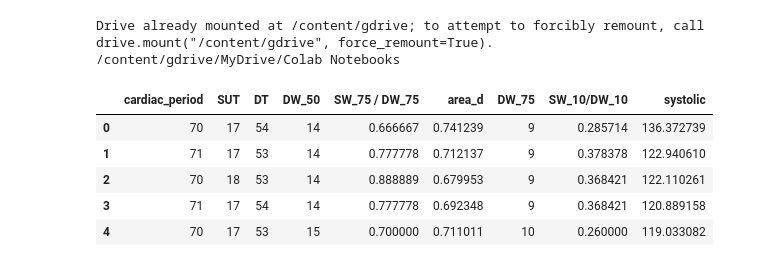
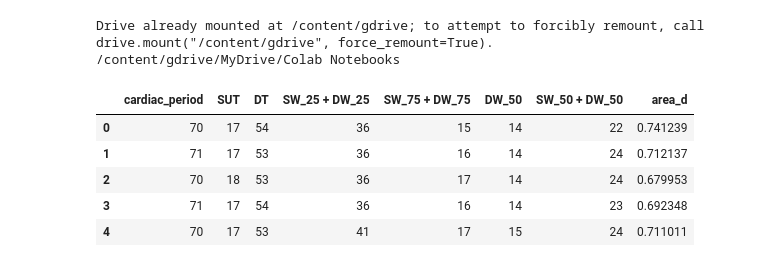
Before and after one commit to t108368071/MyProject, a Jupyter notebook: LSTM_SBP.ipynb, the cells around one changed output. Cells and saved outputs as stored; diff of their text form; code cells hidden in the pictures.

```diff
--- a/LSTM_SBP.ipynb
+++ b/LSTM_SBP.ipynb
@@ -3,40 +3,40 @@
 # %%
 import pandas as pd
 from google.colab import drive
 
 drive.mount('/content/gdrive')
 %cd /content/gdrive/MyDrive/Colab Notebooks/
-#df_all = pd.read_csv("NormalBP_features_90000.csv")
+df_all = pd.read_csv("NormalBP_features_60000.csv")
 #df_all = pd.read_csv("NormalBP_features_13000.csv")
 #df_all = pd.read_csv("HIGHBP_features_13000.csv")
 #df_all = pd.read_csv("LOWBP_features_13000.csv")
-df_all = pd.read_csv("MIXBP_features_39000.csv")
+#df_all = pd.read_csv("MIXBP_features_39000.csv")
 
 #num_features = ['cardiac_period', 'SUT', 'DT', 'DW_10', 'DW_25', 'DW_33', 'DW_50', 'DW_66','DW_75', 'SW_10 + DW_10', 'SW_10/DW_10', 'SW_25 + DW_25', 'SW_25/DW_25', 'SW_33 + DW_33', 'SW_33/DW_33','SW_50 + DW_50', 'SW_50 / DW_50', 'SW_66 + DW_66', 'SW_66 / DW_66','SW_75 + DW_75', 'SW_75 / DW_75','area','area_s','area_d']
 
 #正常特徵
-#num_features = ['cardiac_period', 'SUT', 'DT','SW_25 + DW_25','SW_75 + DW_75','DW_50','SW_50 + DW_50','area_d']
+num_features = ['cardiac_period', 'SUT', 'DT','SW_25 + DW_25','SW_75 + DW_75','DW_50','SW_50 + DW_50','area_d']
 
 #高血壓特徵
 #num_features = ['cardiac_period','DT','area_d','area_s','SW_50 + DW_50','DW_33','SW_33/DW_33','SW_10/DW_10']
 
 #低血壓特徵
 #num_features = ['cardiac_period','DT','area_d','area_s','SUT','area','SW_10/DW_10','SW_25/DW_25']
 
 #混和特徵
-num_features = ['cardiac_period','SUT', 'DT','DW_50','SW_75 / DW_75','area_d','DW_75', 'SW_10/DW_10']
+#num_features = ['cardiac_period','SUT', 'DT','DW_50','SW_75 / DW_75','area_d','DW_75', 'SW_10/DW_10']
 
 #target = ['diastolic']
-target = ['systolic']
+#target = ['systolic']
 
-data = df_all[num_features + target]
+data = df_all[num_features]
 data.head()
 # %% [output]
 Drive already mounted at /content/gdrive; to attempt to forcibly remount, call drive.mount("/content/gdrive", force_remount=True).
 /content/gdrive/MyDrive/Colab Notebooks
-|  | cardiac_period | SUT | DT | DW_50 | SW_75 / DW_75 | area_d | DW_75 | SW_10/DW_10 | systolic |
-| 0 | 70 | 17 | 54 | 14 | 0.666667 | 0.741239 | 9 | 0.285714 | 136.372739 |
-| 1 | 71 | 17 | 53 | 14 | 0.777778 | 0.712137 | 9 | 0.378378 | 122.940610 |
-| 2 | 70 | 18 | 53 | 14 | 0.888889 | 0.679953 | 9 | 0.368421 | 122.110261 |
-| 3 | 71 | 17 | 54 | 14 | 0.777778 | 0.692348 | 9 | 0.368421 | 120.889158 |
-| 4 | 70 | 17 | 53 | 15 | 0.700000 | 0.711011 | 10 | 0.260000 | 119.033082 |
+|  | cardiac_period | SUT | DT | SW_25 + DW_25 | SW_75 + DW_75 | DW_50 | SW_50 + DW_50 | area_d |
+| 0 | 70 | 17 | 54 | 36 | 15 | 14 | 22 | 0.741239 |
+| 1 | 71 | 17 | 53 | 36 | 16 | 14 | 24 | 0.712137 |
+| 2 | 70 | 18 | 53 | 36 | 17 | 14 | 24 | 0.679953 |
+| 3 | 71 | 17 | 54 | 36 | 16 | 14 | 23 | 0.692348 |
+| 4 | 70 | 17 | 53 | 41 | 17 | 15 | 24 | 0.711011 |
```
Also changed, not shown: parts of 11 cells of this notebook.
